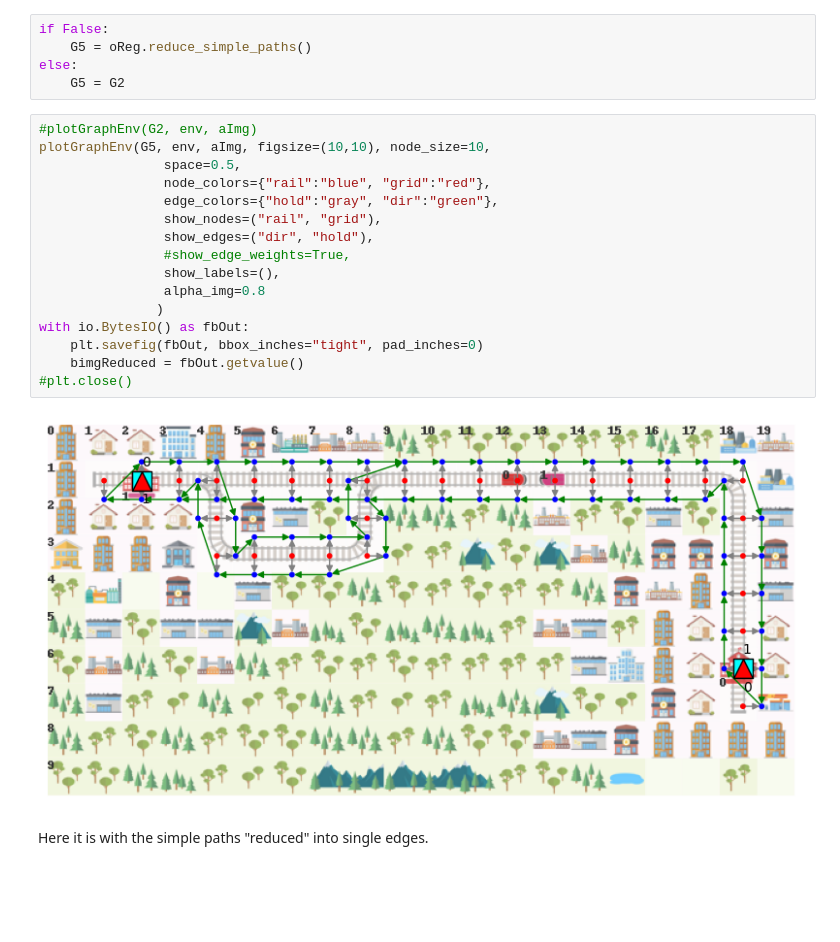
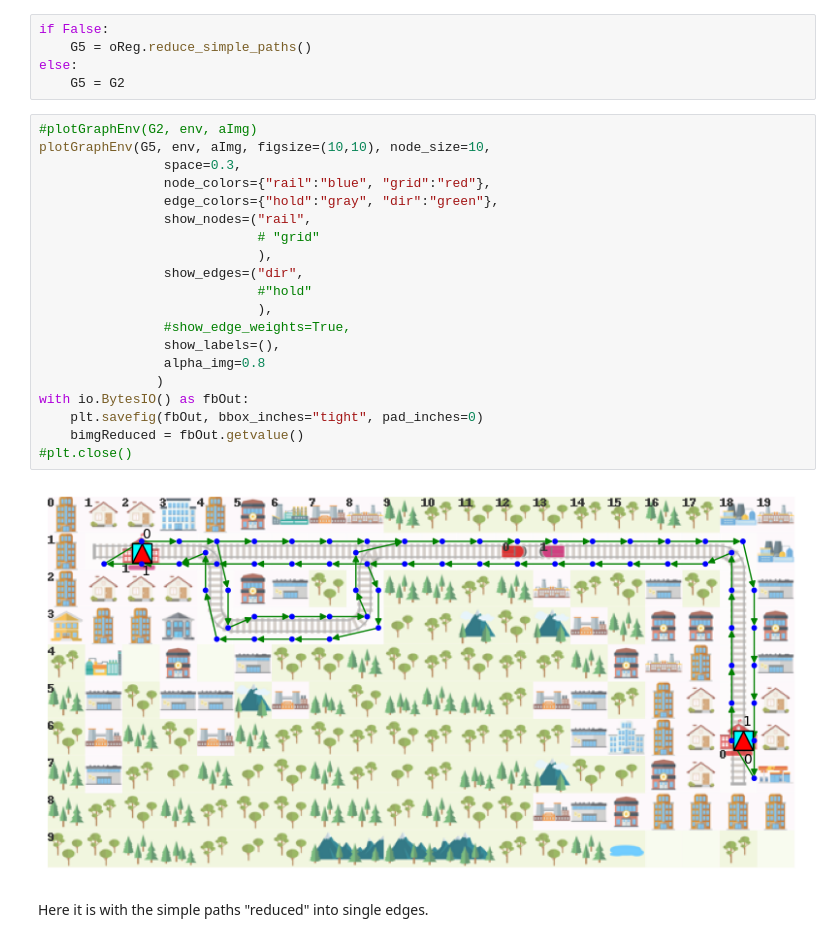
Before and after one commit to flatland-association/flatland-rl, a Jupyter notebook: notebooks/simple-graph-plot-2022.ipynb, the cells around one changed output. Drawn from its saved outputs; the diff is of its cells as text; blank space fills up the shorter version.

```diff
--- a/notebooks/simple-graph-plot-2022.ipynb
+++ b/notebooks/simple-graph-plot-2022.ipynb
@@ -152,21 +153,25 @@ else:
 # %%
 #plotGraphEnv(G2, env, aImg)
 plotGraphEnv(G5, env, aImg, figsize=(10,10), node_size=10,
-                space=0.5,
+                space=0.3,
                 node_colors={"rail":"blue", "grid":"red"},
                 edge_colors={"hold":"gray", "dir":"green"},
-                show_nodes=("rail", "grid"),
-                show_edges=("dir", "hold"),
+                show_nodes=("rail",
+                            # "grid"
+                            ),
+                show_edges=("dir",
+                            #"hold"
+                            ),
                 #show_edge_weights=True,
                 show_labels=(),
                 alpha_img=0.8
                )
 with io.BytesIO() as fbOut:
     plt.savefig(fbOut, bbox_inches="tight", pad_inches=0)
     bimgReduced = fbOut.getvalue()
 #plt.close()
 # %% [output]
-[figure, old version]
+[figure, new version]
 # %% [markdown]
 Here it is with the simple paths "reduced" into single edges.
 # %%
```
Also changed, not shown: parts of 16 cells of this notebook, 4 other files.
